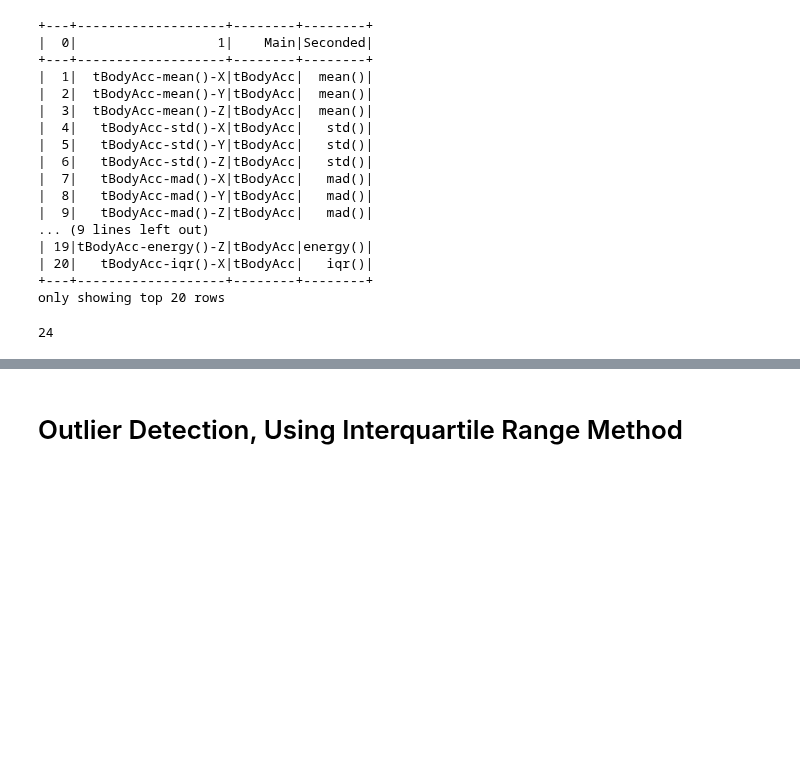
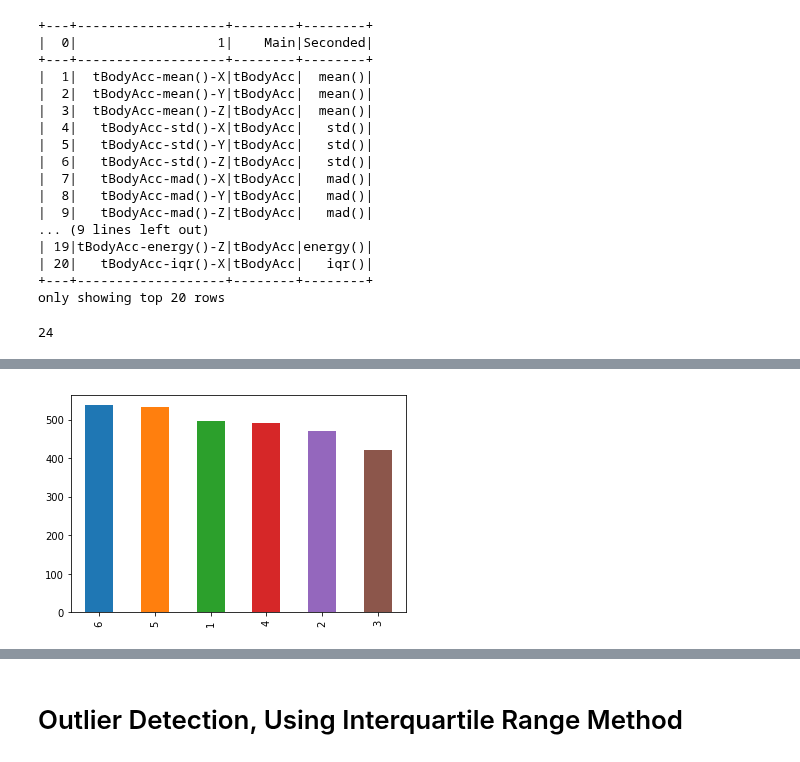
Before and after one commit to nathanhwangbo/PSTAT135_Final, a Jupyter notebook: preprocessing.ipynb, the cells around one changed output, grey strips where cells are left out. Saved outputs shown, nothing was run; the diff lists cells and outputs as text; code cells hidden in the pictures; blank space fills up the shorter version.

```diff
--- a/preprocessing.ipynb
+++ b/preprocessing.ipynb
@@ -330,7 +399,9 @@ y_test_summary.orderBy('count', ascending=False).show()      #ordered from bigge
 # %%
-y_test_barplot= df_y_test.toPandas()                    # converted to pandas since easier, RDD tricky
-y_test_barplot['0'].value_counts().plot(kind='bar')     #Kevin
-Y_test_bar=y_test_barplot['0'].value_counts()
+y_test_barplot= df_test_labels.toPandas()                    # converted to pandas since easier, RDD tricky
+y_test_barplot['position'].value_counts().plot(kind='bar')     #Kevin
+Y_test_bar=y_test_barplot['position'].value_counts()
+# %% [output]
+[figure, added]
 # %%
 increment=[1,2,3,4,5,6]
 names=['laying','standing','sitting','walking','walking\ndownstairs','walking\nupstairs']
```
Also changed, not shown: parts of 43 cells of this notebook.
